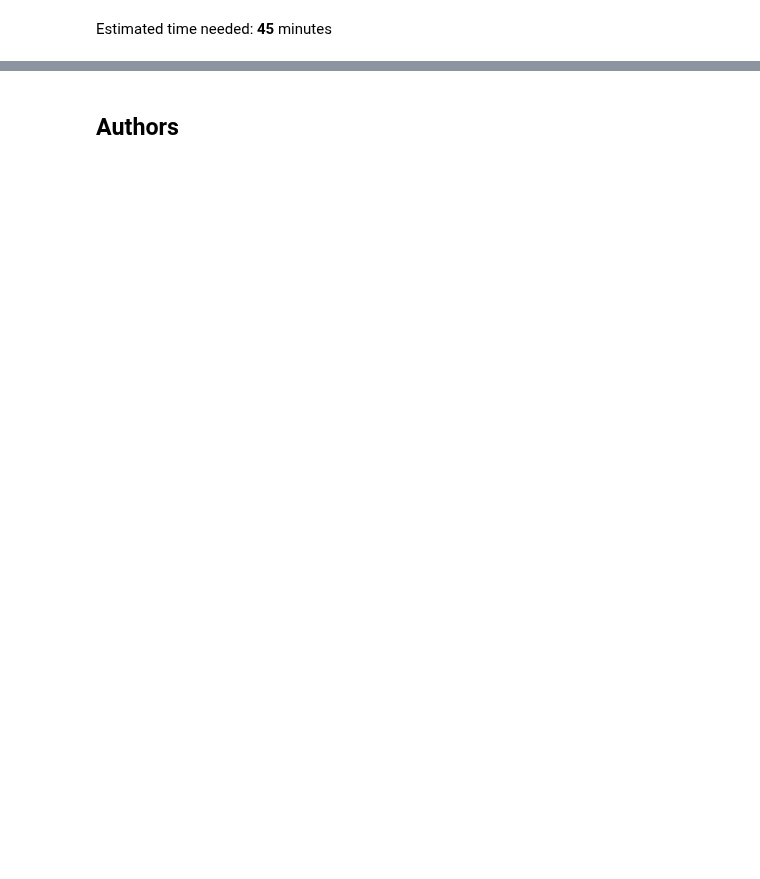
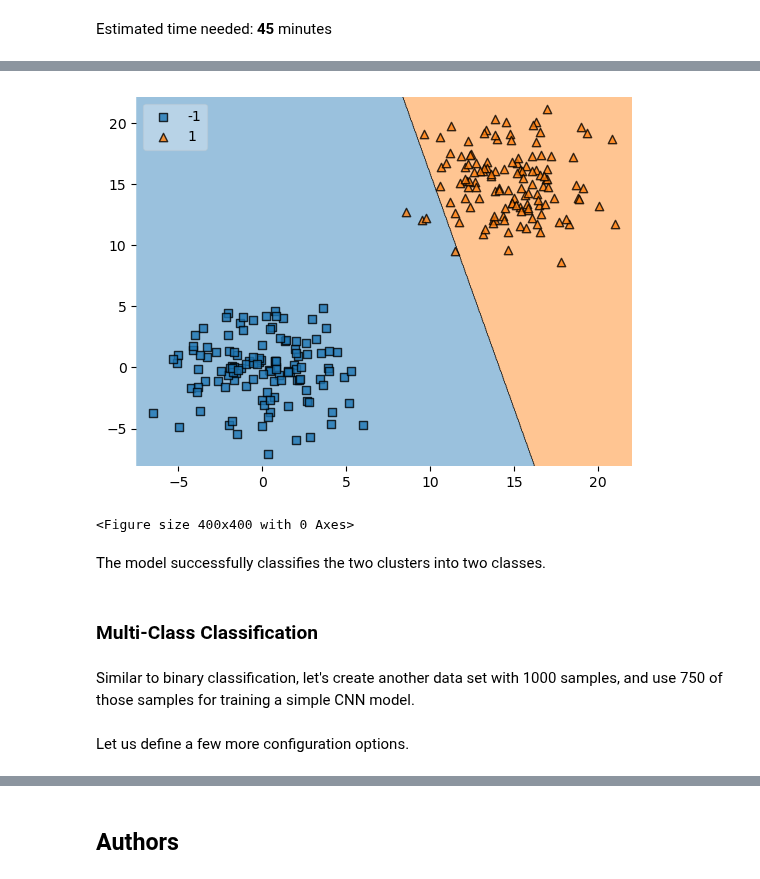
Before and after one commit to antonio-xrp/data-science-path, a Jupyter notebook: 0.4-MachineLearning/0.4-deep-learning-IBM/practice.ipynb, the cells around one changed output, grey strips where cells are left out. Saved outputs shown, nothing was run; the diff lists cells and outputs as text; code cells hidden in the pictures; blank space fills up the shorter version.

```diff
--- a/0.4-MachineLearning/0.4-deep-learning-IBM/practice.ipynb
+++ b/0.4-MachineLearning/0.4-deep-learning-IBM/practice.ipynb
@@ -670,0 +248,15 @@ Congratulations, you have completed the optimiers lab. Now you have learned and
+# %%
+feature_vector_shape = X_training.shape[1]
+input_shape = (feature_vector_shape,)
+
+model = Sequential()
+model.add(Dense(12, input_shape=input_shape, activation='relu',
+                 kernel_initializer='he_uniform'))
+model.add(Dense(8, activation='relu', kernel_initializer='he_uniform'))
+model.add(Dense(1, activation = 'sigmoid'))
+# %%
+model.compile(loss=loss_function_used, optimizer=tf.keras.optimizers.Adam(learning_rate=0.1),
+              metrics=['accuracy'])
+
+history = model.fit(X_training, Targets_training, epochs=30, batch_size=5,
+                    verbose=1, validation_split=0.2)
@@ -670,0 +289,5 @@ Congratulations, you have completed the optimiers lab. Now you have learned and
+# %%
+plot_decision_regions(X_testing, Targets_testing, clf=model, legend=2)
+plt.figure(figsize=(4, 4))
+plt.show()
+# %% [output]
@@ -670,0 +295,10 @@ Congratulations, you have completed the optimiers lab. Now you have learned and
+[figure, added]
+<Figure size 400x400 with 0 Axes>
+# %% [markdown]
+The model successfully classifies the two clusters into two classes.
+# %% [markdown]
+### Multi-Class Classification
+# %% [markdown]
+Similar to binary classification, let's create another data set with 1000 samples, and use 750 of those samples for training a simple CNN model.
+# %% [markdown]
+Let us define a few more configuration options.
```
Also changed, not shown: parts of 251 cells of this notebook, 2 other files.
